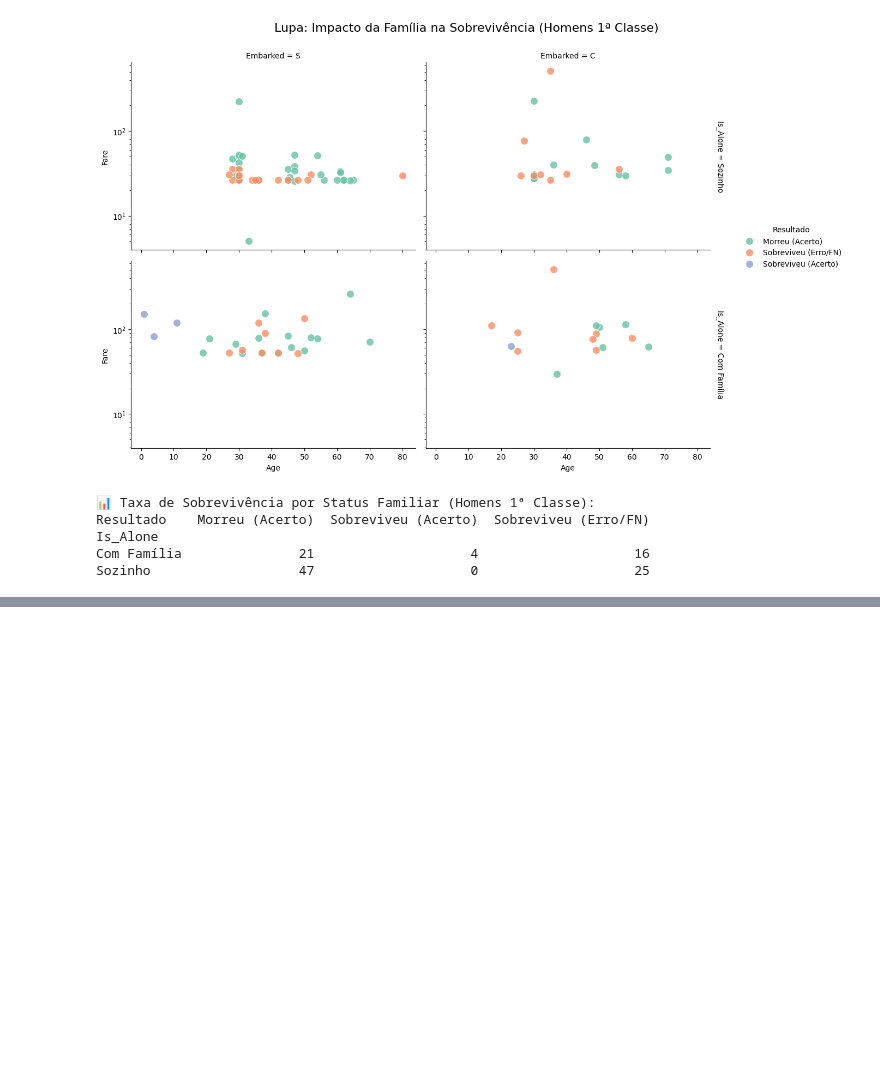
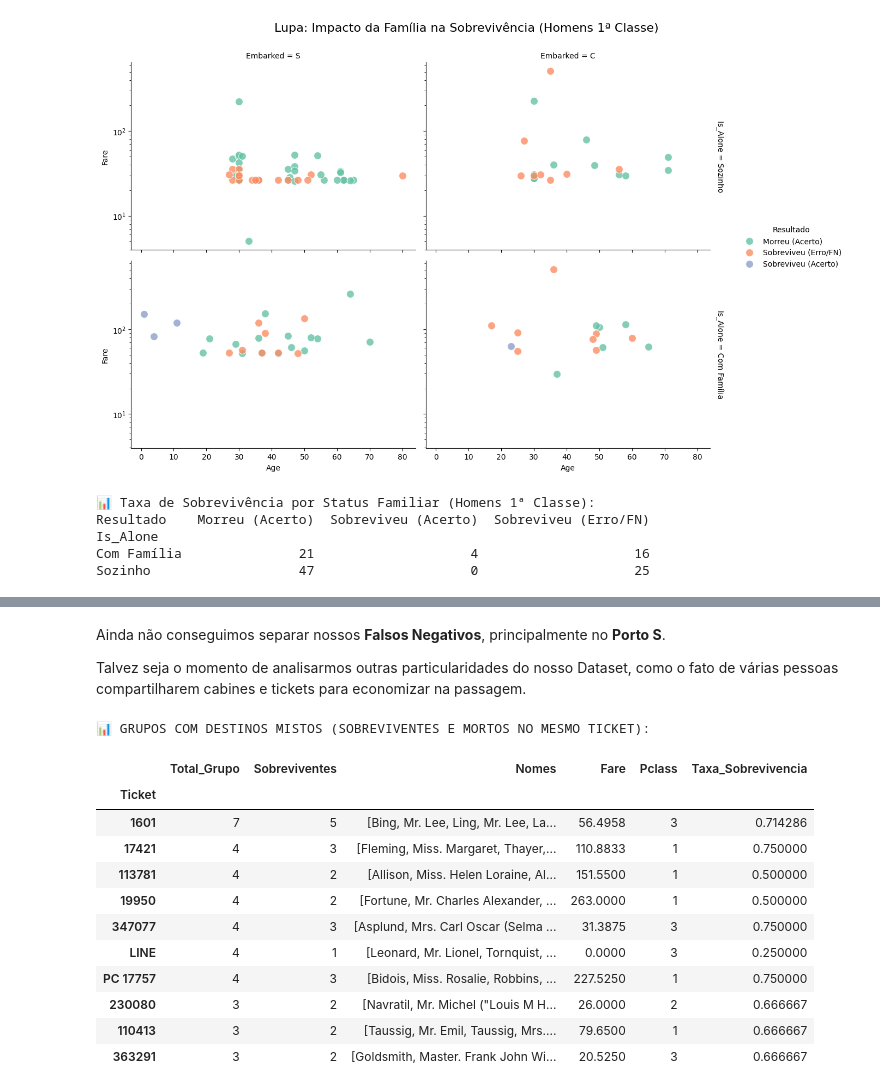
Before and after one commit to zehclaudio/Kaggle, a Jupyter notebook: titanic-tutorial-pipelines-and-ensemble.ipynb, the cells around one changed output, grey strips where cells are left out. Drawn from its saved outputs; the diff is of its cells as text; code cells hidden in the pictures; blank space fills up the shorter version.

```diff
--- a/titanic-tutorial-pipelines-and-ensemble.ipynb
+++ b/titanic-tutorial-pipelines-and-ensemble.ipynb
@@ -3559,0 +3528,48 @@ train_data[train_data['Surname'] == 'fortune']
+# %% [markdown]
+Ainda não conseguimos separar nossos **Falsos Negativos**, principalmente no **Porto S**.
+
+Talvez seja o momento de analisarmos outras particularidades do nosso Dataset, como o fato de várias pessoas compartilharem cabines e tickets para economizar na passagem.
+# %%
+# Identificar grupos por Ticket
+# Contamos quantas pessoas compartilham o mesmo número de ticket
+ticket_counts = train_data['Ticket'].value_counts()
+tickets_compartilhados = ticket_counts[ticket_counts > 1].index
+
+# Filtrar o DataFrame apenas para esses tickets
+df_tickets = train_data[train_data['Ticket'].isin(tickets_compartilhados)].copy()
+
+# Criar o resumo de sobrevivência por Ticket
+resumo_ticket = df_tickets.groupby('Ticket').agg({
+    'Survived': ['count', 'sum'],  # Total de pessoas e total de sobreviventes
+    'Name': lambda x: list(x),      # Lista dos nomes no grupo
+    'Fare': 'mean',                 # Tarifa (geralmente é a mesma para todos no ticket)
+    'Pclass': 'first'               # Classe do grupo
+})
+
+# Ajustar nomes das colunas
+resumo_ticket.columns = ['Total_Grupo', 'Sobreviventes', 'Nomes', 'Fare', 'Pclass']
+
+# Calcular a taxa de sobrevivência do grupo
+resumo_ticket['Taxa_Sobrevivencia'] = resumo_ticket['Sobreviventes'] / resumo_ticket['Total_Grupo']
+
+# Ordenar pelos grupos mais interessantes (onde houve mistério: nem todos morreram, nem todos viveram)
+conflitos_ticket = resumo_ticket[
+    (resumo_ticket['Taxa_Sobrevivencia'] > 0) & (resumo_ticket['Taxa_Sobrevivencia'] < 1)
+].sort_values(by='Total_Grupo', ascending=False)
+
+print("📊 GRUPOS COM DESTINOS MISTOS (SOBREVIVENTES E MORTOS NO MESMO TICKET):")
+display(conflitos_ticket.head(10))
+# %% [output]
+📊 GRUPOS COM DESTINOS MISTOS (SOBREVIVENTES E MORTOS NO MESMO TICKET):
+|  | Total_Grupo | Sobreviventes | Nomes | Fare | Pclass | Taxa_Sobrevivencia |
+| Ticket |  |  |  |  |  |  |
+| 1601 | 7 | 5 | [Bing, Mr. Lee, Ling, Mr. Lee, La... | 56.4958 | 3 | 0.714286 |
+| 17421 | 4 | 3 | [Fleming, Miss. Margaret, Thayer,... | 110.8833 | 1 | 0.750000 |
+| 113781 | 4 | 2 | [Allison, Miss. Helen Loraine, Al... | 151.5500 | 1 | 0.500000 |
+| 19950 | 4 | 2 | [Fortune, Mr. Charles Alexander, ... | 263.0000 | 1 | 0.500000 |
+| 347077 | 4 | 3 | [Asplund, Mrs. Carl Oscar (Selma ... | 31.3875 | 3 | 0.750000 |
+| LINE | 4 | 1 | [Leonard, Mr. Lionel, Tornquist, ... | 0.0000 | 3 | 0.250000 |
+| PC 17757 | 4 | 3 | [Bidois, Miss. Rosalie, Robbins, ... | 227.5250 | 1 | 0.750000 |
+| 230080 | 3 | 2 | [Navratil, Mr. Michel ("Louis M H... | 26.0000 | 2 | 0.666667 |
+| 110413 | 3 | 2 | [Taussig, Mr. Emil, Taussig, Mrs.... | 79.6500 | 1 | 0.666667 |
+| 363291 | 3 | 2 | [Goldsmith, Master. Frank John Wi... | 20.5250 | 3 | 0.666667 |
```
Also changed, not shown: parts of 13 cells of this notebook.
